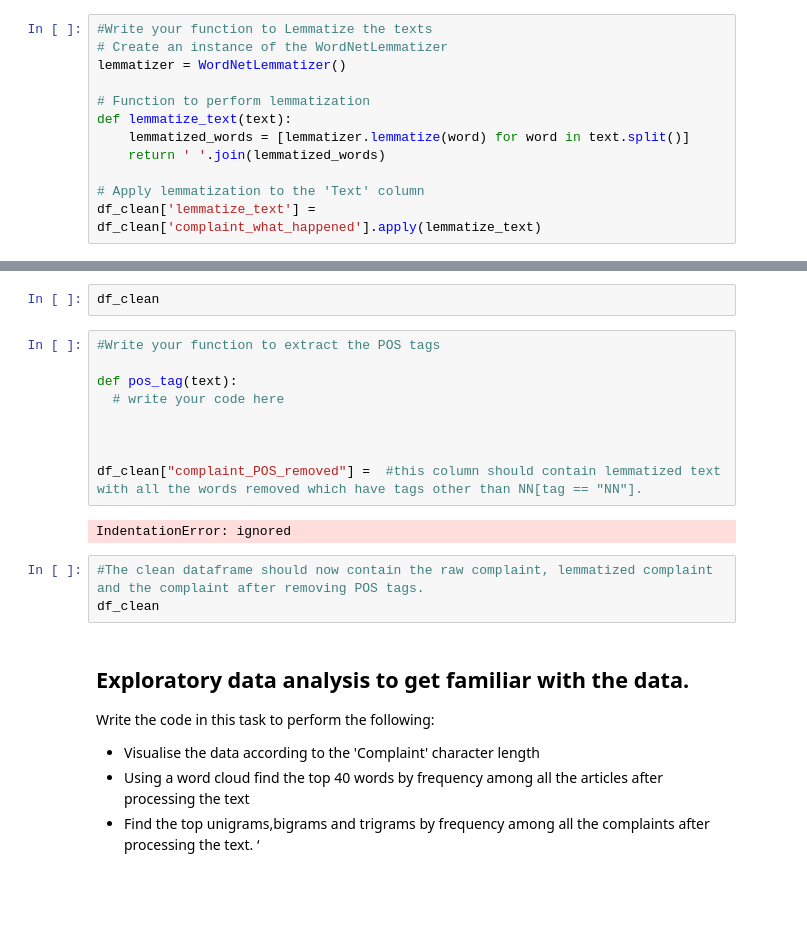
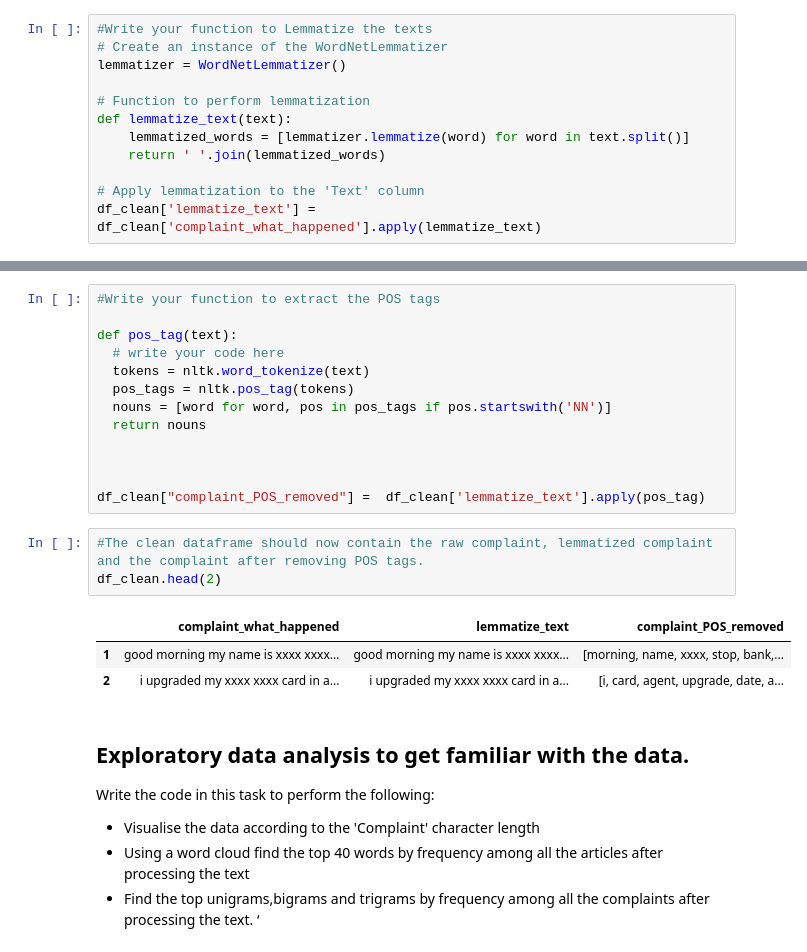
Before and after one commit to hargurjeet/NLP_Automatic_Ticket_Classification, a Jupyter notebook: Automatic_Ticket_Classification_Assignment.ipynb, the cells around one changed output, grey strips where cells are left out. Drawn from its saved outputs; the diff is of its cells as text; blank space fills up the shorter version.

```diff
--- a/Automatic_Ticket_Classification_Assignment.ipynb
+++ b/Automatic_Ticket_Classification_Assignment.ipynb
@@ -329,19 +303,23 @@ df1
-# %%
-df_clean
 # %%
 #Write your function to extract the POS tags
 
 def pos_tag(text):
   # write your code here
+  tokens = nltk.word_tokenize(text)
+  pos_tags = nltk.pos_tag(tokens)
+  nouns = [word for word, pos in pos_tags if pos.startswith('NN')]
+  return nouns
 
 
 
-df_clean["complaint_POS_removed"] =  #this column should contain lemmatized text with all the words removed which have tags other than NN[tag == "NN"].
+df_clean["complaint_POS_removed"] =  df_clean['lemmatize_text'].apply(pos_tag)
-# %% [output]
-IndentationError: ignored
 # %%
 #The clean dataframe should now contain the raw complaint, lemmatized complaint and the complaint after removing POS tags.
-df_clean
+df_clean.head(2)
+# %% [output]
+|  | complaint_what_happened | lemmatize_text | complaint_POS_removed |
+| 1 | good morning my name is xxxx xxxx... | good morning my name is xxxx xxxx... | [morning, name, xxxx, stop, bank,... |
+| 2 | i upgraded my xxxx xxxx card in a... | i upgraded my xxxx xxxx card in a... | [i, card, agent, upgrade, date, a... |
 # %% [markdown]
 ## Exploratory data analysis to get familiar with the data.
 
```
Also changed, not shown: parts of 3 cells of this notebook.
